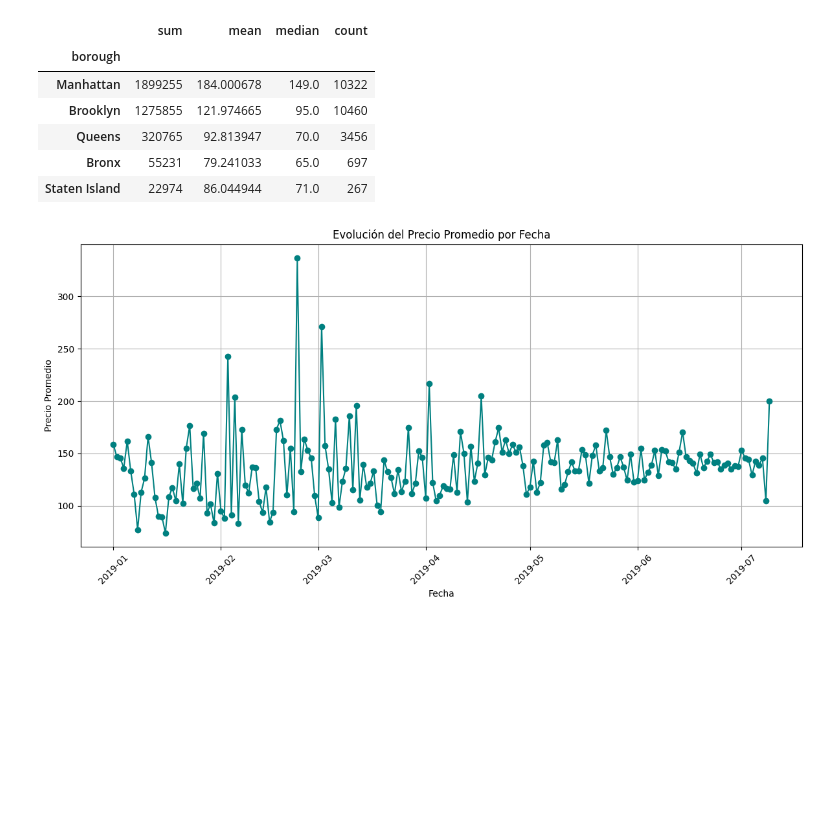
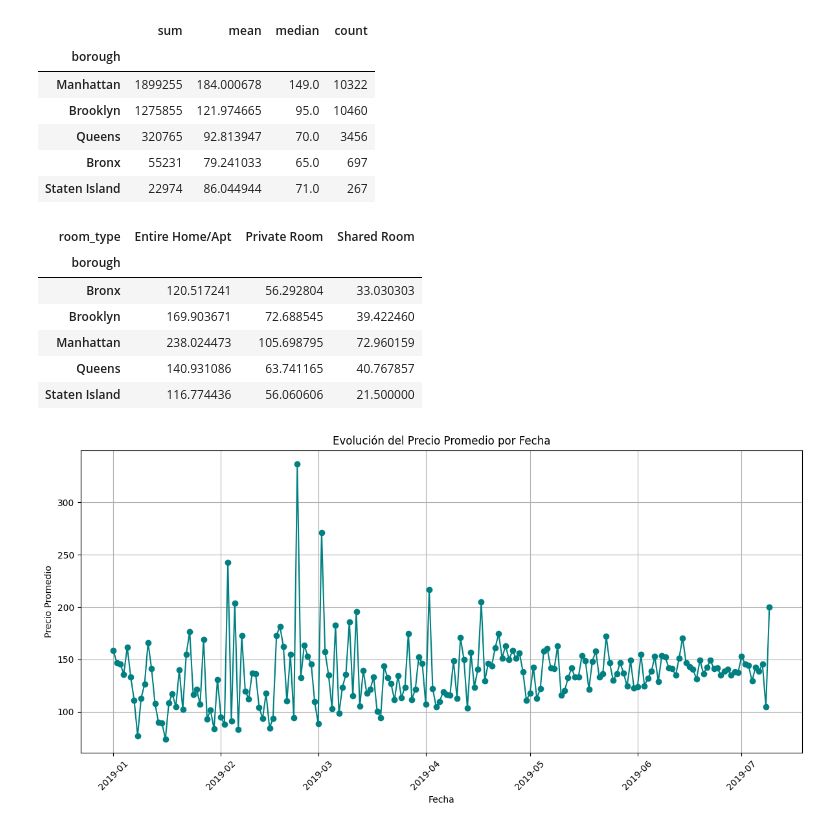
Before and after one commit to Susana0422/New-York-City-Airbnb-Market, a Jupyter notebook: NYC_airbnb.ipynb, the cells around one changed output. Saved outputs shown, nothing was run; the diff lists cells and outputs as text; code cells hidden in the pictures; blank space fills up the shorter version.

Commit message:
Merge branch 'main' of https://github.com/Susana0422/New-York-City-Airbnb-Market

```diff
--- a/NYC_airbnb.ipynb
+++ b/NYC_airbnb.ipynb
@@ -206,7 +206,7 @@ Name: price, dtype: float64
 free =df_airbnb_final["price"] == 0
 
 # Update prices by removing all free listings from prices
-df_airbnb_final = df_airbnb_final.loc[~free_listings]
+df_airbnb_final = df_airbnb_final.loc[~free]
 
 # Calculate the average price, avg_price
 avg_price = round(df_airbnb_final["price"].mean(), 2)
@@ -261,6 +262,17 @@ boroughs.sort_values("sum", ascending=False)
 | Queens | 320765 | 92.813947 | 70.0 | 3456 |
 | Bronx | 55231 | 79.241033 | 65.0 | 697 |
 | Staten Island | 22974 | 86.044944 | 71.0 | 267 |
+# %%
+avg = df_airbnb_final.groupby(['borough', 'room_type'])['price'].mean().unstack()
+avg
+# %% [output]
+| room_type | Entire Home/Apt | Private Room | Shared Room |
+| borough |  |  |  |
+| Bronx | 120.517241 | 56.292804 | 33.030303 |
+| Brooklyn | 169.903671 | 72.688545 | 39.422460 |
+| Manhattan | 238.024473 | 105.698795 | 72.960159 |
+| Queens | 140.931086 | 63.741165 | 40.767857 |
+| Staten Island | 116.774436 | 56.060606 | 21.500000 |
 # %%
 # Line graph
 avg_price_by_date = df_airbnb_final.groupby('last_review')['price'].mean()
```
Also changed, not shown: parts of 1 cell of this notebook.
